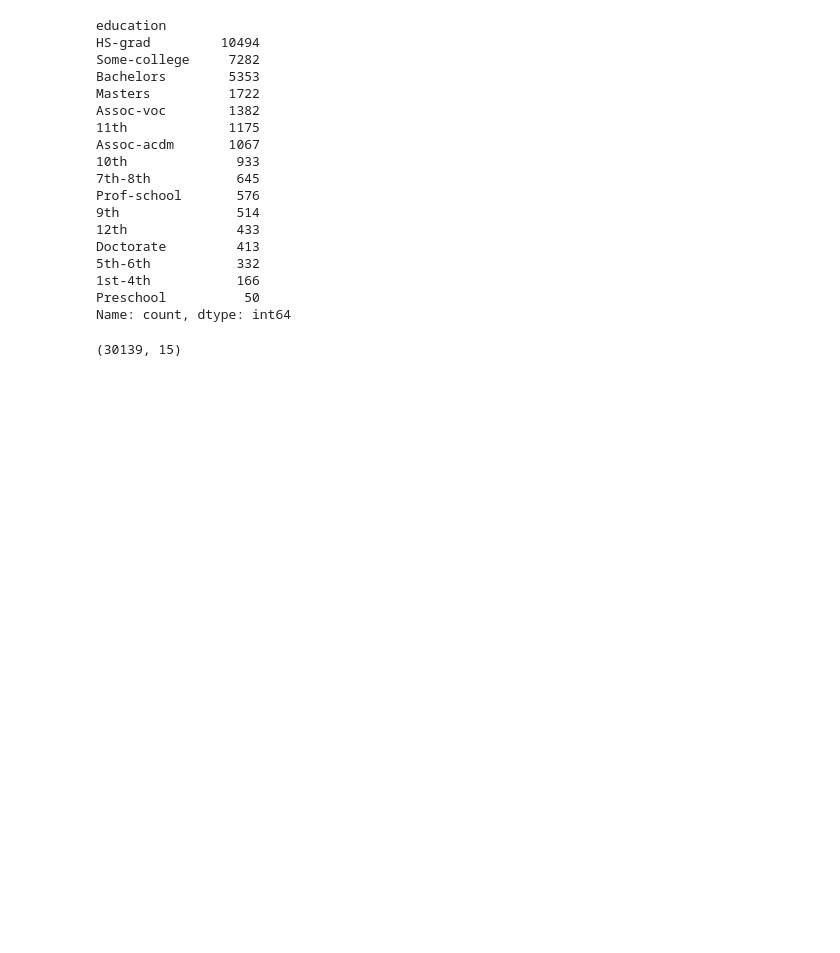
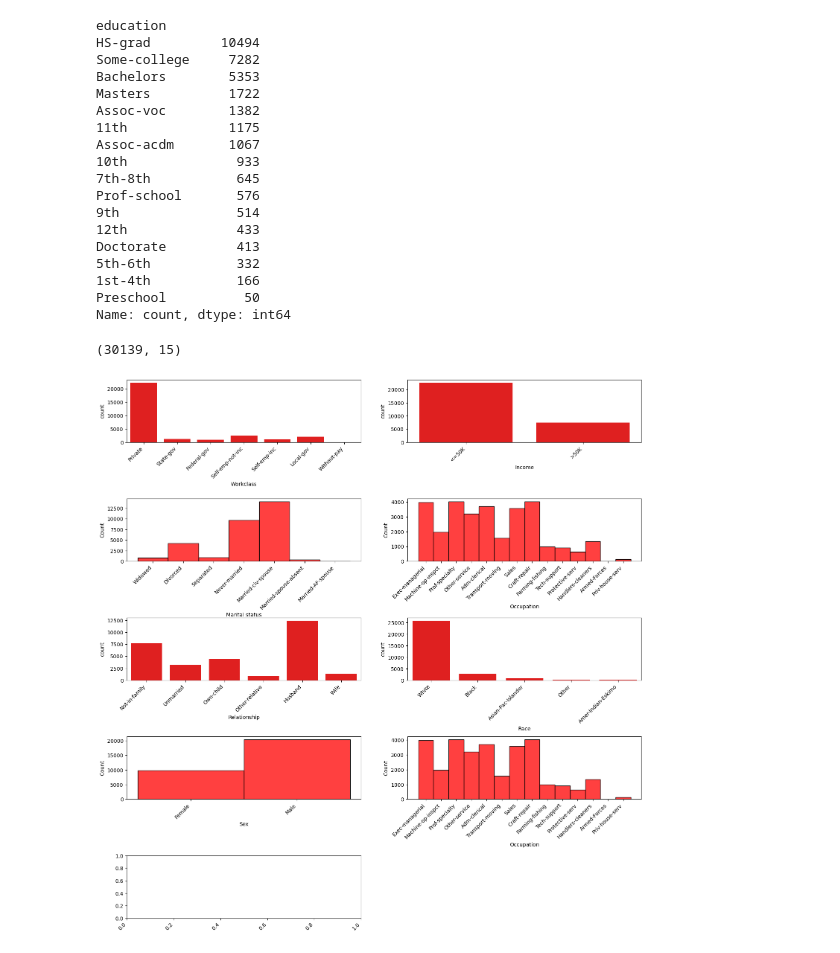
Before and after one commit to 4GeeksAcademy/GuilloMansa-MachineLearning, a Jupyter notebook: src/13-recommendation-systems-adult-census-income.ipynb, the cells around one changed output. Drawn from its saved outputs; the diff is of its cells as text; code cells hidden in the pictures; blank space fills up the shorter version.

```diff
--- a/src/13-recommendation-systems-adult-census-income.ipynb
+++ b/src/13-recommendation-systems-adult-census-income.ipynb
@@ -251,3 +251,46 @@ df.shape
 # %%
 # No voy a trabajar con estas columnas, asi que las elimino. Education, ni gain y loss me dan parametros para saber que tiene que hacer una persona para ganar mas.
 df = df.drop(['education', 'fnlwgt', 'capital.gain', 'capital.loss'], axis=1)
+# %%
+fig, axis = plt.subplots(5, 2, figsize=(15, 15))
+
+red_color = "red"
+
+sns.countplot(ax=axis[0,0], data=df, x='workclass', color=red_color)
+axis[0,0].set_xlabel('Workclass')
+
+sns.countplot(ax=axis[0,1], data=df, x='income', color=red_color)
+axis[0,1].set_xlabel('Income')
+
+sns.histplot(ax=axis[1,0], data=df, x='marital.status', color=red_color)
+axis[1,0].set_xlabel('Marital status')
+
+sns.histplot(ax=axis[1,1], data=df, x='occupation', color=red_color)
+axis[1,1].set_xlabel('Occupation')
+
+sns.countplot(ax=axis[2,0], data=df, x='relationship', color=red_color)
+axis[2,0].set_xlabel('Relationship')
+
+sns.countplot(ax=axis[2,1], data=df, x='race', color=red_color)
+axis[2,1].set_xlabel('Race')
+
+sns.histplot(ax=axis[3,0], data=df, x='sex', color=red_color)
+axis[3,0].set_xlabel('Sex')
+
+sns.histplot(ax=axis[3,1], data=df, x='occupation', color=red_color)
+axis[3,1].set_xlabel('Occupation')
+
+plt.tight_layout()
+fig.delaxes(axis[4,1])
+
+for ax in axis.flat:
+    labels = ax.get_xticklabels()
+    if labels:
+        for label in labels:
+            label.set_rotation(45)
+            label.set_ha('right')
+
+plt.subplots_adjust(hspace=0.9, wspace=0.2)
+plt.show()
+# %% [output]
+[figure, added]
```
